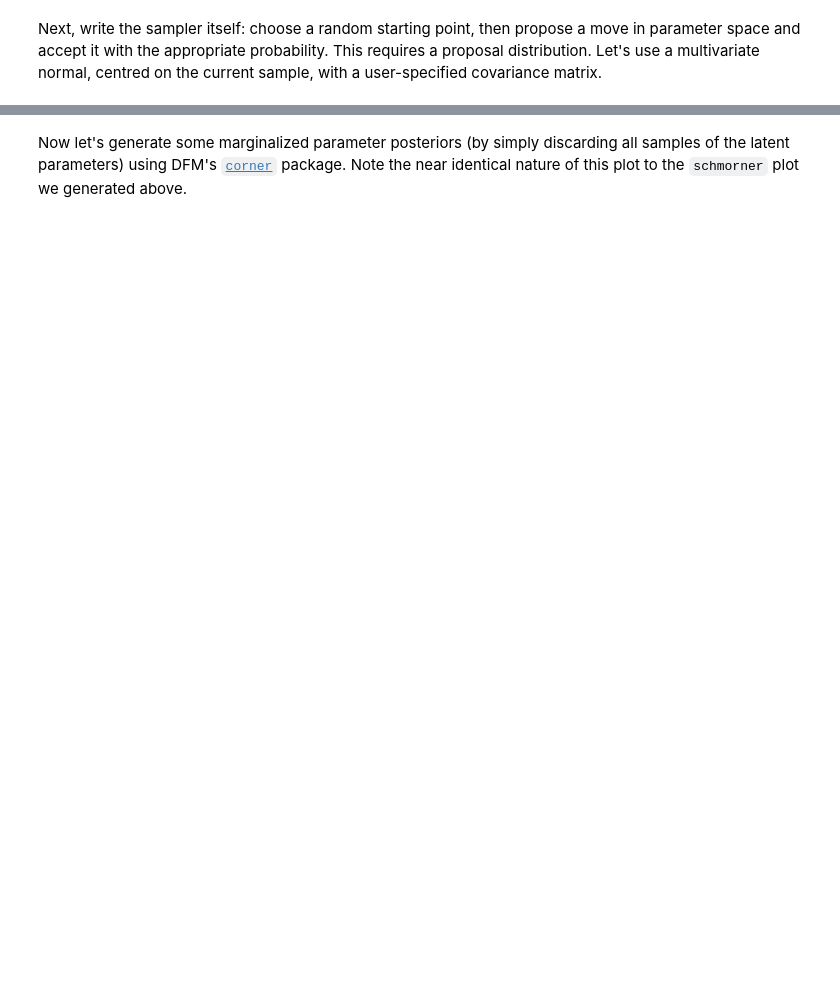
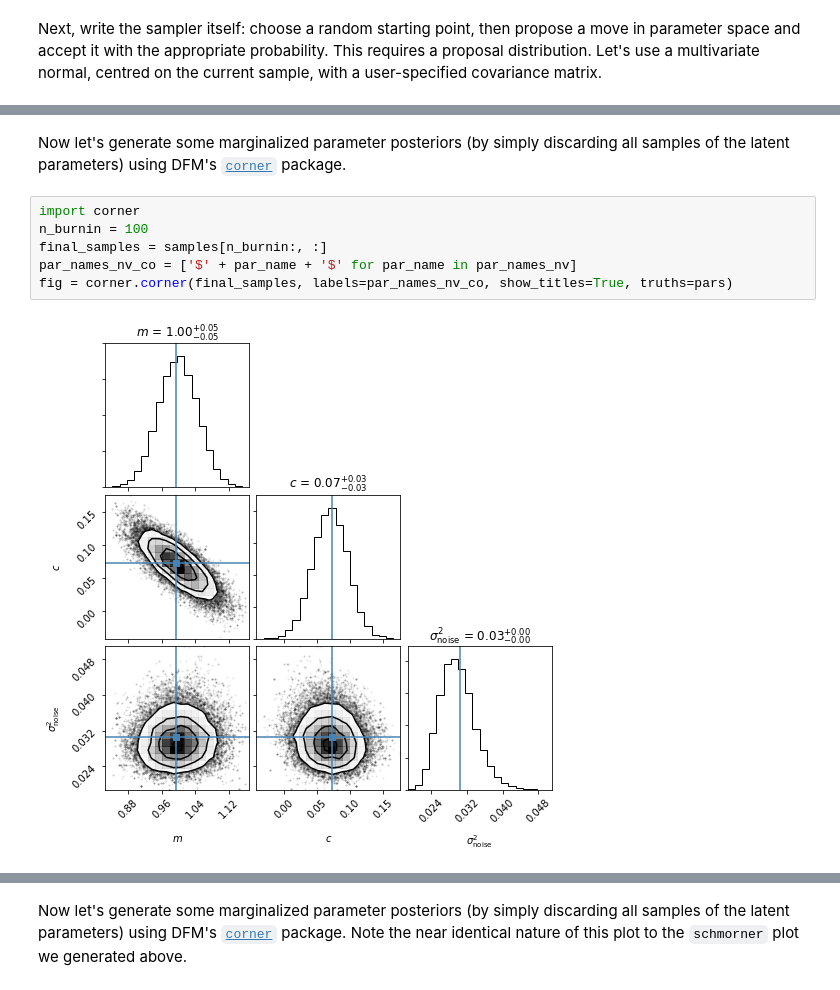
Before and after one commit to sfeeney/ahw19, a Jupyter notebook: ahw_complete.ipynb, the cells around one changed output, grey strips where cells are left out. Drawn from its saved outputs; the diff is of its cells as text; blank space fills up the shorter version.

```diff
--- a/ahw_complete.ipynb
+++ b/ahw_complete.ipynb
@@ -398,0 +425,10 @@ Text(0,0.5,'m')
+# %% [markdown]
+Now let's generate some marginalized parameter posteriors (by simply discarding all samples of the latent parameters) using DFM's [`corner`](https://corner.readthedocs.io/en/latest/) package.
+# %%
+import corner
+n_burnin = 100
+final_samples = samples[n_burnin:, :]
+par_names_nv_co = ['$' + par_name + '$' for par_name in par_names_nv]
+fig = corner.corner(final_samples, labels=par_names_nv_co, show_titles=True, truths=pars)
+# %% [output]
+[figure, added]
```
Also changed, not shown: parts of 73 cells of this notebook.
